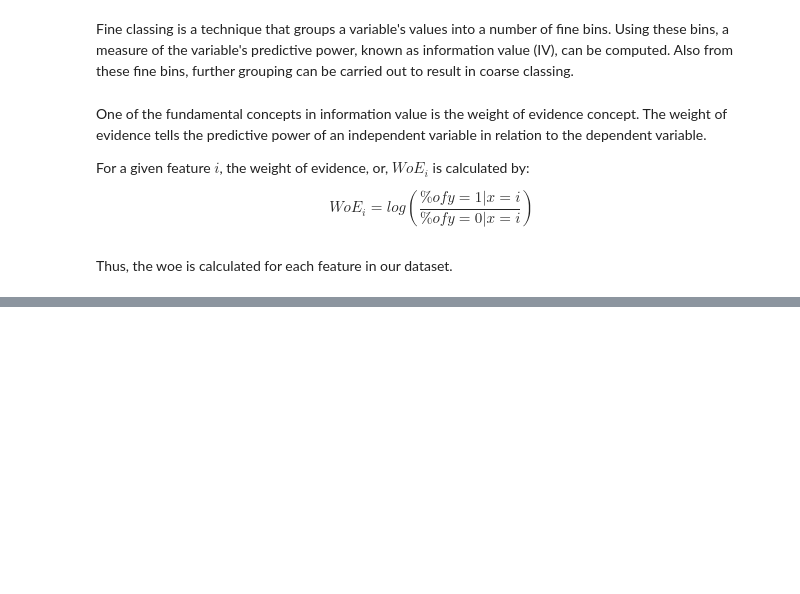
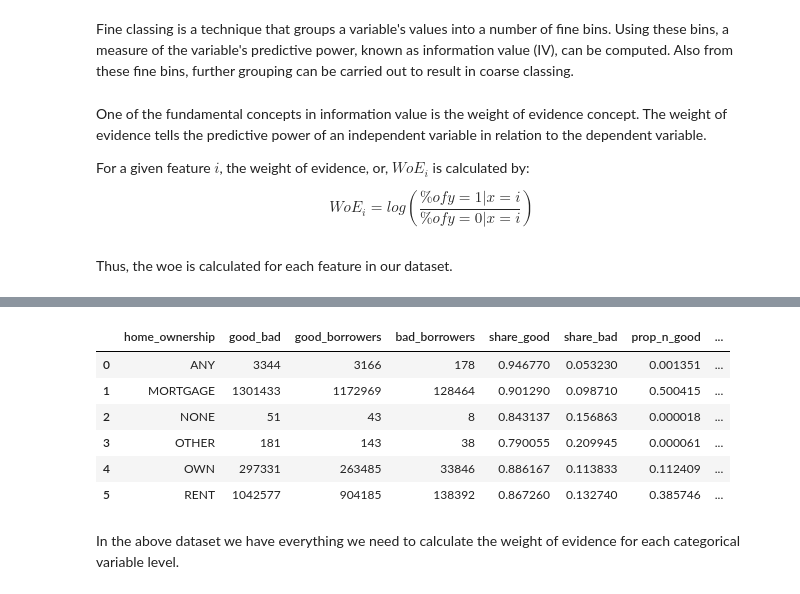
Before and after one commit to Eligijus112/expected-credit-loss, a Jupyter notebook: expected-credit-loss.ipynb, the cells around one changed output, grey strips where cells are left out. Cells and saved outputs as stored; diff of their text form; code cells hidden in the pictures; blank space fills up the shorter version.

```diff
--- a/expected-credit-loss.ipynb
+++ b/expected-credit-loss.ipynb
@@ -429,0 +434,6 @@ Thus, the woe is calculated for each feature in our dataset.
+# %%
+# Subseting the data
+woe = d[['home_ownership', 'good_bad']]
+
+# Lets calculate the number of borrowers for each status
+grouped = woe.groupby('home_ownership', as_index=False)['good_bad'].count()
@@ -429,0 +451,18 @@ Thus, the woe is calculated for each feature in our dataset.
+# %%
+# Getting the total good borrowers in each group
+groupedgood = woe.groupby('home_ownership', as_index=False)['good_bad'].sum().rename(columns={'good_bad': 'good_borrowers'})
+
+# Merging with the initial dataframe
+grouped = pd.merge(grouped, groupedgood, on='home_ownership')
+
+# Getting the number of bad borrowers
+grouped['bad_borrowers'] = grouped['good_bad'] - grouped['good_borrowers']
+
+# Calculating the share of good borrowers
+grouped['share_good'] = grouped['good_borrowers'] / grouped['good_bad']
+
+# Calculating the share of bad borrowers
+grouped['share_bad'] = 1 - grouped['share_good']
+
+# Seeing the results
+grouped
@@ -429,0 +477,16 @@ Thus, the woe is calculated for each feature in our dataset.
+# %%
+# Calculating the total proportion of good/bad borrowers in each group
+grouped['prop_n_good'] = grouped['good_borrowers'] / grouped['good_borrowers'].sum()
+grouped['prop_n_bad'] = grouped['bad_borrowers'] / grouped['bad_borrowers'].sum()
+
+grouped
+# %% [output]
+|  | home_ownership | good_bad | good_borrowers | bad_borrowers | share_good | share_bad | prop_n_good | ... |
+| 0 | ANY | 3344 | 3166 | 178 | 0.946770 | 0.053230 | 0.001351 | ... |
+| 1 | MORTGAGE | 1301433 | 1172969 | 128464 | 0.901290 | 0.098710 | 0.500415 | ... |
+| 2 | NONE | 51 | 43 | 8 | 0.843137 | 0.156863 | 0.000018 | ... |
+| 3 | OTHER | 181 | 143 | 38 | 0.790055 | 0.209945 | 0.000061 | ... |
+| 4 | OWN | 297331 | 263485 | 33846 | 0.886167 | 0.113833 | 0.112409 | ... |
+| 5 | RENT | 1042577 | 904185 | 138392 | 0.867260 | 0.132740 | 0.385746 | ... |
+# %% [markdown]
+In the above dataset we have everything we need to calculate the weight of evidence for each categorical variable level.
```
Also changed, not shown: parts of 12 cells of this notebook.
